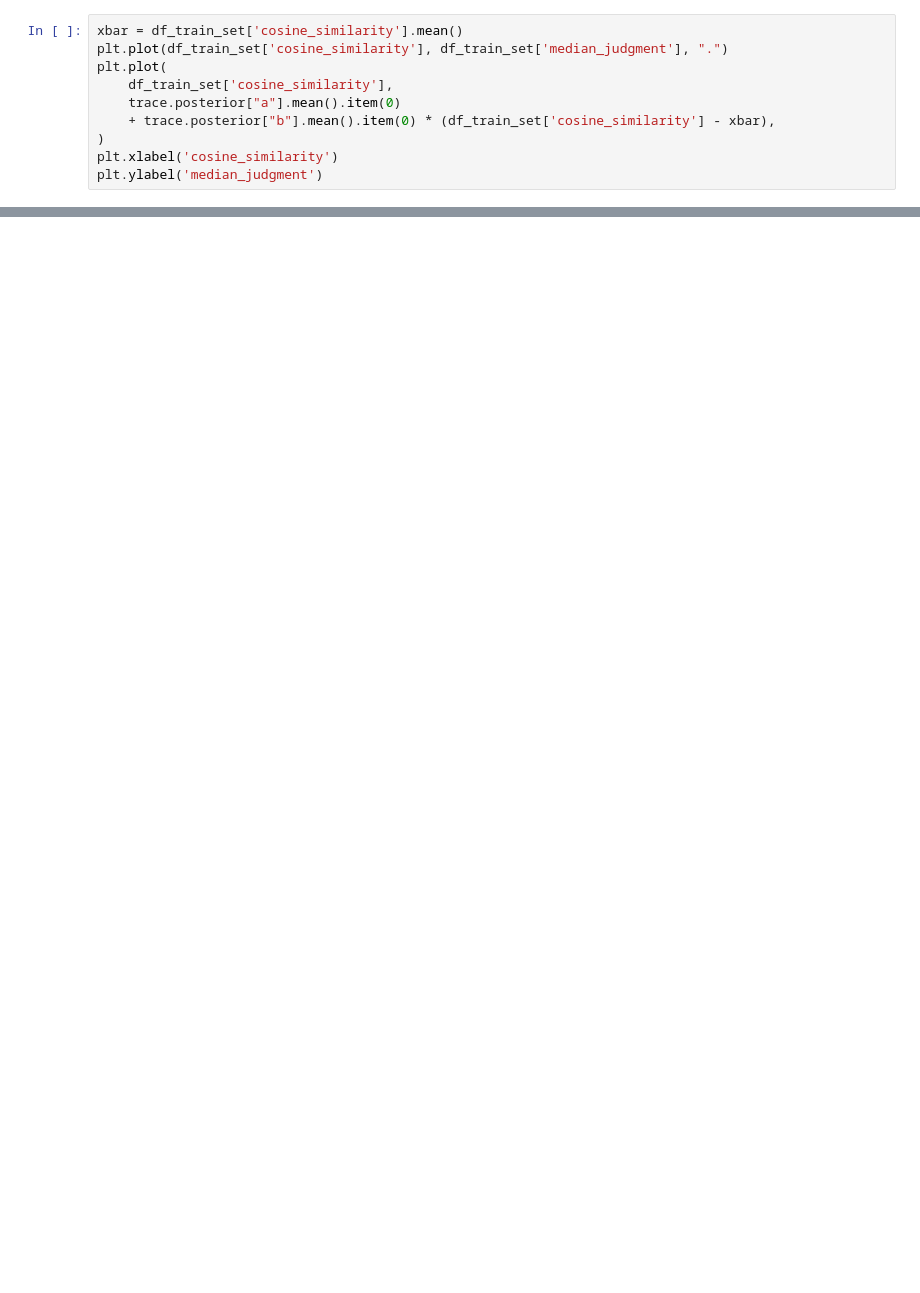
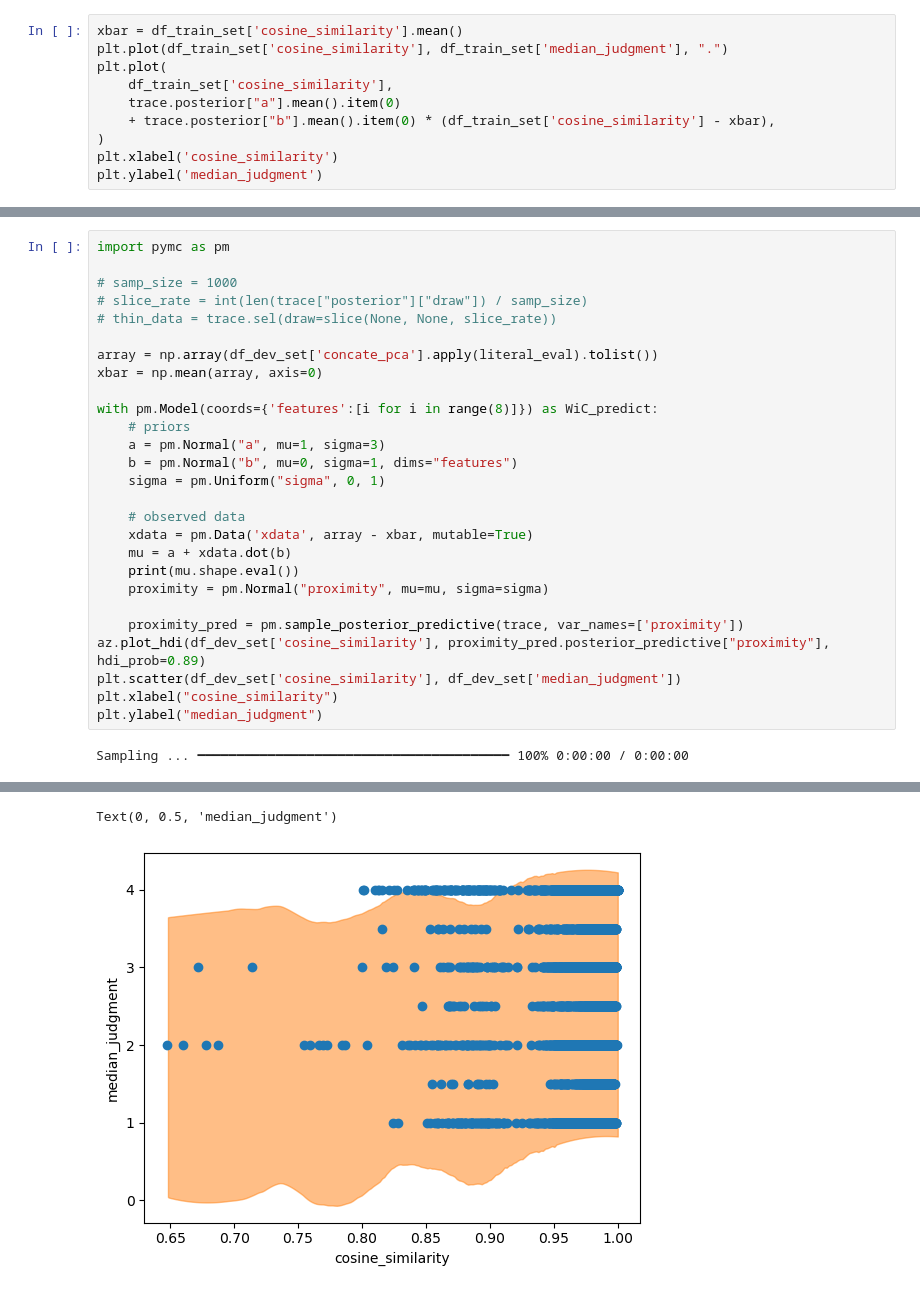
Before and after one commit to Le-Long/Bayesian-DisWiC, a Jupyter notebook: analyze.ipynb, the cells around one changed output, grey strips where cells are left out. Cells and saved outputs as stored; diff of their text form; blank space fills up the shorter version.

```diff
--- a/analyze.ipynb
+++ b/analyze.ipynb
@@ -63,0 +125,29 @@ plt.ylabel("median_judgment")
+# %%
+import pymc as pm
+
+# samp_size = 1000
+# slice_rate = int(len(trace["posterior"]["draw"]) / samp_size)
+# thin_data = trace.sel(draw=slice(None, None, slice_rate))
+
+array = np.array(df_dev_set['concate_pca'].apply(literal_eval).tolist())
+xbar = np.mean(array, axis=0)
+
+with pm.Model(coords={'features':[i for i in range(8)]}) as WiC_predict:
+    # priors
+    a = pm.Normal("a", mu=1, sigma=3)
+    b = pm.Normal("b", mu=0, sigma=1, dims="features")
+    sigma = pm.Uniform("sigma", 0, 1)
+
+    # observed data
+    xdata = pm.Data('xdata', array - xbar, mutable=True)
+    mu = a + xdata.dot(b)
+    print(mu.shape.eval())
+    proximity = pm.Normal("proximity", mu=mu, sigma=sigma)
+
+    proximity_pred = pm.sample_posterior_predictive(trace, var_names=['proximity'])
+az.plot_hdi(df_dev_set['cosine_similarity'], proximity_pred.posterior_predictive["proximity"], hdi_prob=0.89)
+plt.scatter(df_dev_set['cosine_similarity'], df_dev_set['median_judgment'])
+plt.xlabel("cosine_similarity")
+plt.ylabel("median_judgment")
+# %% [output]
+Sampling ... ━━━━━━━━━━━━━━━━━━━━━━━━━━━━━━━━━━━━━━━━ 100% 0:00:00 / 0:00:00
@@ -63,0 +155,2 @@ plt.ylabel("median_judgment")
+Text(0, 0.5, 'median_judgment')
+[figure, added]
```
Also changed, not shown: parts of 8 cells of this notebook, 3 other files.
